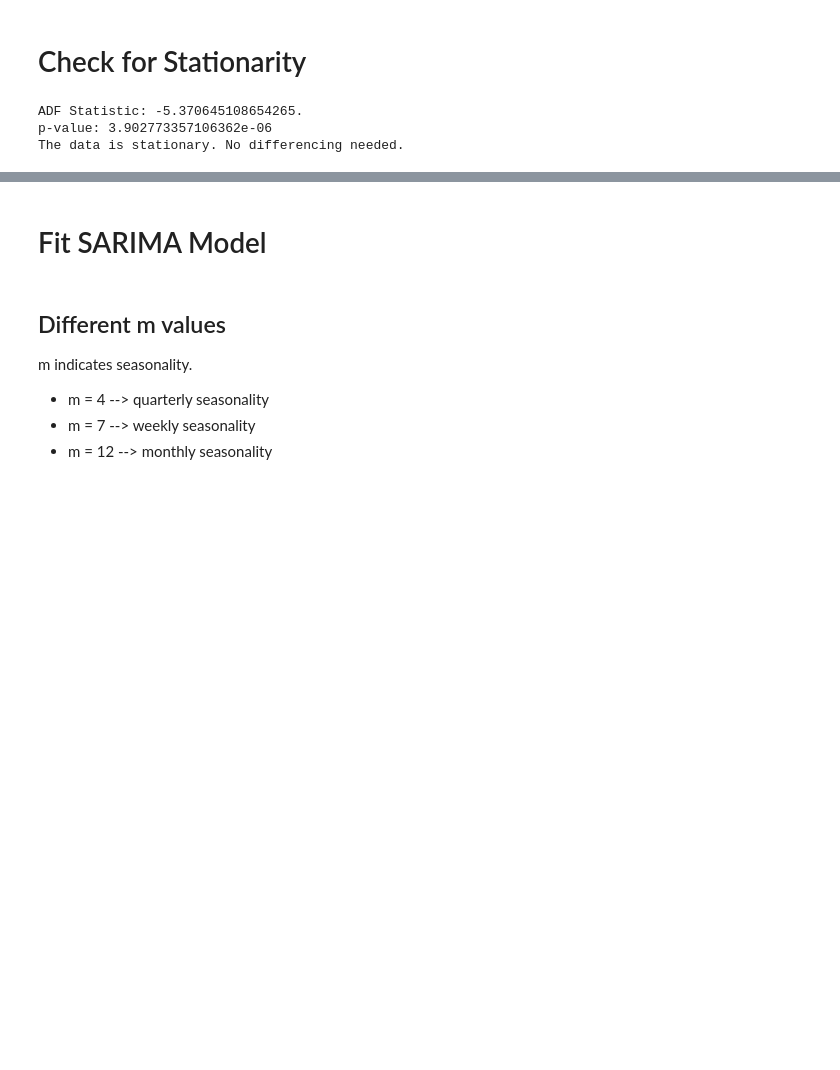
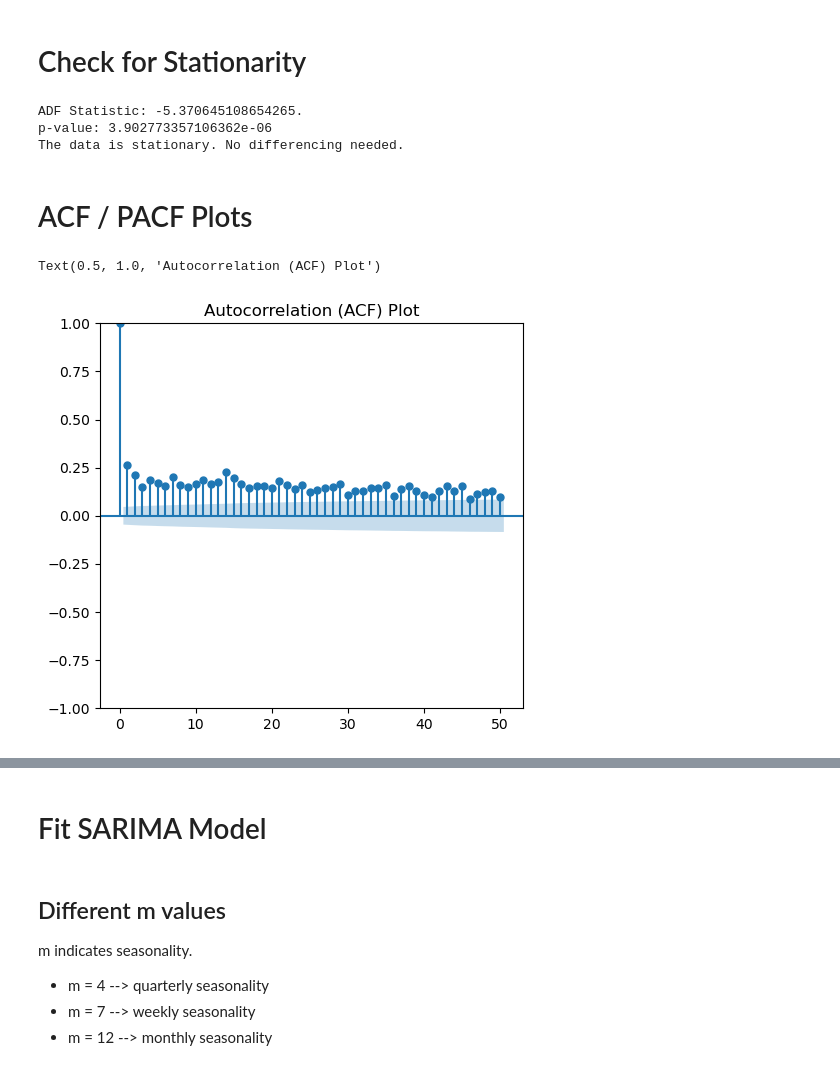
Before and after one commit to kelseymatsik/ds4002_project2, a Jupyter notebook: analysis.ipynb, the cells around one changed output, grey strips where cells are left out. Saved outputs shown, nothing was run; the diff lists cells and outputs as text; code cells hidden in the pictures; blank space fills up the shorter version.

```diff
--- a/analysis.ipynb
+++ b/analysis.ipynb
@@ -60,3 +60,15 @@ else:
 ADF Statistic: -5.370645108654265.
 p-value: 3.902773357106362e-06
 The data is stationary. No differencing needed.
+# %% [markdown]
+# ACF / PACF Plots
+# %%
+plt.figure(figsize=(12,5))
+
+# ACF Plot
+plt.subplot(1,2,1)
+plot_acf(daily_crime_counts, lags=50, ax=plt.gca())  # Adjust lags as needed
+plt.title("Autocorrelation (ACF) Plot")
+# %% [output]
+Text(0.5, 1.0, 'Autocorrelation (ACF) Plot')
+[figure, added]
```
Also changed, not shown: parts of 17 cells of this notebook.
